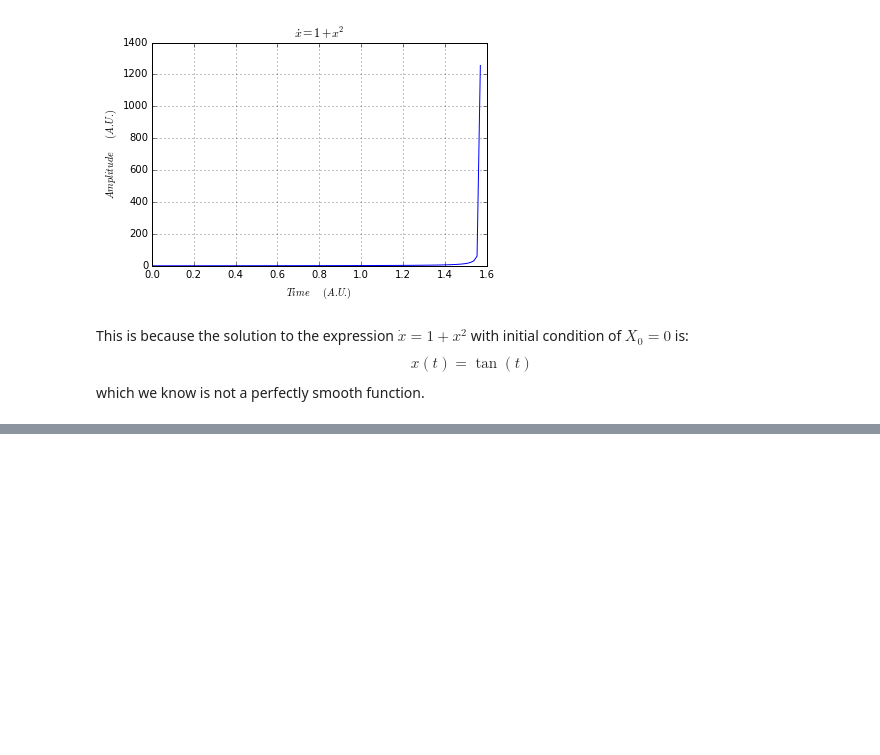
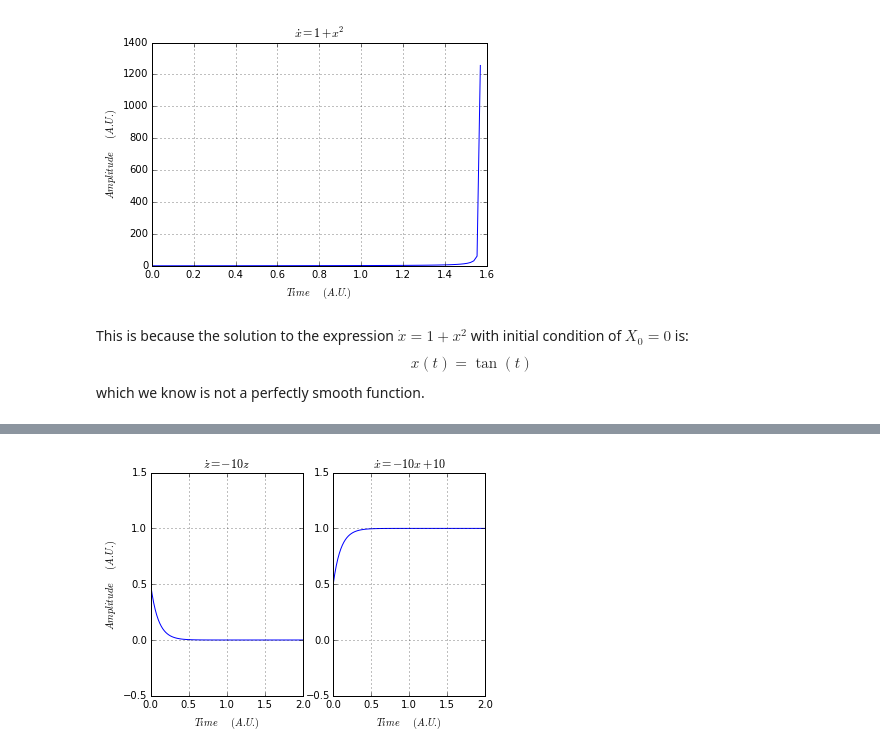
Before and after one commit to iranroman/WCNN_examples, a Jupyter notebook: ii_i_i_dyn_sys.ipynb, the cells around one changed output, grey strips where cells are left out. Drawn from its saved outputs; the diff is of its cells as text; code cells hidden in the pictures; blank space fills up the shorter version.

```diff
--- a/ii_i_i_dyn_sys.ipynb
+++ b/ii_i_i_dyn_sys.ipynb
@@ -73,0 +91,42 @@ which we know is not a perfectly smooth function.
+# %%
+# hopf ODE
+def zdot(z, t, lda, b):
+    dzdt = z*(lda + b*abs(z)**2)
+    return dzdt
+# with initial conditions:
+l = -10
+b = 0
+
+
+# x_dot ODE
+def xdot(x, t):
+    dxdt = -10*x + 10
+    return dxdt
+
+# innitial conditions and time vector
+z0 = 0.5
+x0 = 0.5
+t = np.linspace(0,2,101)
+
+# solve ODES
+sol_x = odeint(xdot, x0, t)
+sol_z = odeint(zdot, z0, t, args=(l, b))
+
+plt.subplot(1,2,1)
+plt.plot(t,sol_z)
+plt.title("$\dot{z}=-10z$")
+plt.grid()
+plt.xlabel("$Time \quad (A.U.)$")
+plt.ylabel("$Amplitude \quad (A.U.)$")
+plt.ylim(-0.5,1.5)
+
+plt.subplot(1,2,2)
+plt.plot(t,sol_x)
+plt.title("$\dot{x}=-10x + 10$")
+plt.grid()
+plt.xlabel("$Time \quad (A.U.)$")
+plt.ylim(-0.5,1.5)
+
+plt.show()
+# %% [output]
+[figure, added]
```
Also changed, not shown: parts of 5 cells of this notebook.
